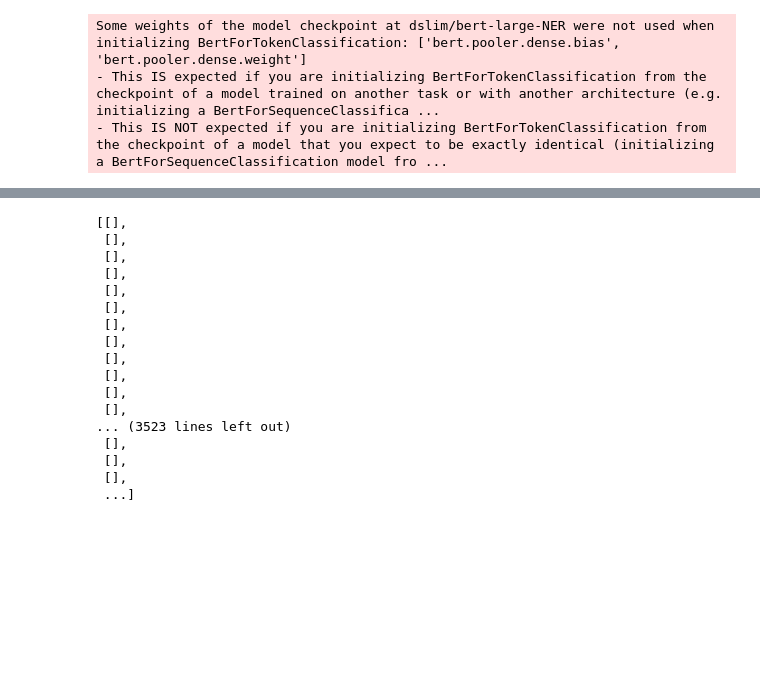
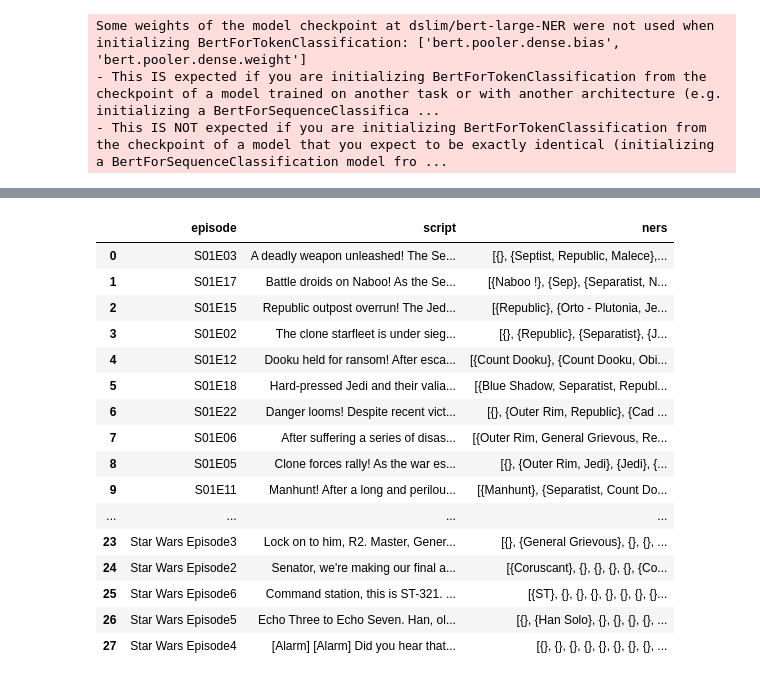
Before and after one commit to rashadat1/StarWarsNLP, a Jupyter notebook: character_network/character_network.ipynb, the cells around one changed output, grey strips where cells are left out. Drawn from its saved outputs; the diff is of its cells as text; code cells hidden in the pictures; blank space fills up the shorter version.

```diff
--- a/character_network/character_network.ipynb
+++ b/character_network/character_network.ipynb
@@ -44,4 +76,4 @@ script
 # %%
-script_sentences = nltk.sent_tokenize(script)
+script_sentences = nltk.sent_tokenize(df.iloc[0]['script'])
 # %%
 docs = ner_pipeline(script_sentences)
@@ -159,6 +98,0 @@ for sentence in script_sentences:
-# %%
-ner_output = []
-for sent in doc:
-    if len(sent) > 0:
-        if 'PER' in sent['entity']:
-            ner_output.append((sent['entity'],sent['word']))
@@ -178,20 +98,0 @@ True
-# %%
-doc
-# %% [output]
-[[],
- [],
- [],
- [],
- [],
- [],
- [],
- [],
- [],
- [],
- [],
- [],
-... (3523 lines left out)
- [],
- [],
- [],
- ...]
@@ -197,0 +268,13 @@ doc
+# %%
+def nerInference(script):
+    script_sentences = nltk.sent_tokenize(script)
+
+    ner_output = []
+    for sentence in script_sentences:
+        doc = ner_pipeline(sentence)
+        ners = set()
+        output = reconstructEntities(doc)
+        for entity_type, entities in output.items():
+            ners.update(entities)
+        ner_output.append(ners)
+    return ner_output
@@ -198 +287,23 @@ doc
+# %%
+df['ners'] = df['script'].apply(nerInference)
+# %%
+df
+# %% [output]
+|  | episode | script | ners |
+| 0 | S01E03 | A deadly weapon unleashed! The Se... | [{}, {Septist, Republic, Malece},... |
+| 1 | S01E17 | Battle droids on Naboo! As the Se... | [{Naboo !}, {Sep}, {Separatist, N... |
+| 2 | S01E15 | Republic outpost overrun! The Jed... | [{Republic}, {Orto - Plutonia, Je... |
+| 3 | S01E02 | The clone starfleet is under sieg... | [{}, {Republic}, {Separatist}, {J... |
+| 4 | S01E12 | Dooku held for ransom! After esca... | [{Count Dooku}, {Count Dooku, Obi... |
+| 5 | S01E18 | Hard-pressed Jedi and their valia... | [{Blue Shadow, Separatist, Republ... |
+| 6 | S01E22 | Danger looms! Despite recent vict... | [{}, {Outer Rim, Republic}, {Cad ... |
+| 7 | S01E06 | After suffering a series of disas... | [{Outer Rim, General Grievous, Re... |
+| 8 | S01E05 | Clone forces rally! As the war es... | [{}, {Outer Rim, Jedi}, {Jedi}, {... |
+| 9 | S01E11 | Manhunt! After a long and perilou... | [{Manhunt}, {Separatist, Count Do... |
+| ... | ... | ... | ... |
+| 23 | Star Wars Episode3 | Lock on to him, R2. Master, Gener... | [{}, {General Grievous}, {}, {}, ... |
+| 24 | Star Wars Episode2 | Senator, we're making our final a... | [{Coruscant}, {}, {}, {}, {}, {Co... |
+| 25 | Star Wars Episode6 | Command station, this is ST-321. ... | [{ST}, {}, {}, {}, {}, {}, {}, {}... |
+| 26 | Star Wars Episode5 | Echo Three to Echo Seven. Han, ol... | [{}, {Han Solo}, {}, {}, {}, {}, ... |
+| 27 | Star Wars Episode4 | [Alarm] [Alarm] Did you hear that... | [{}, {}, {}, {}, {}, {}, {}, {}, ... |
 # %%
```
Also changed, not shown: parts of 26 cells of this notebook, 30 other files.
